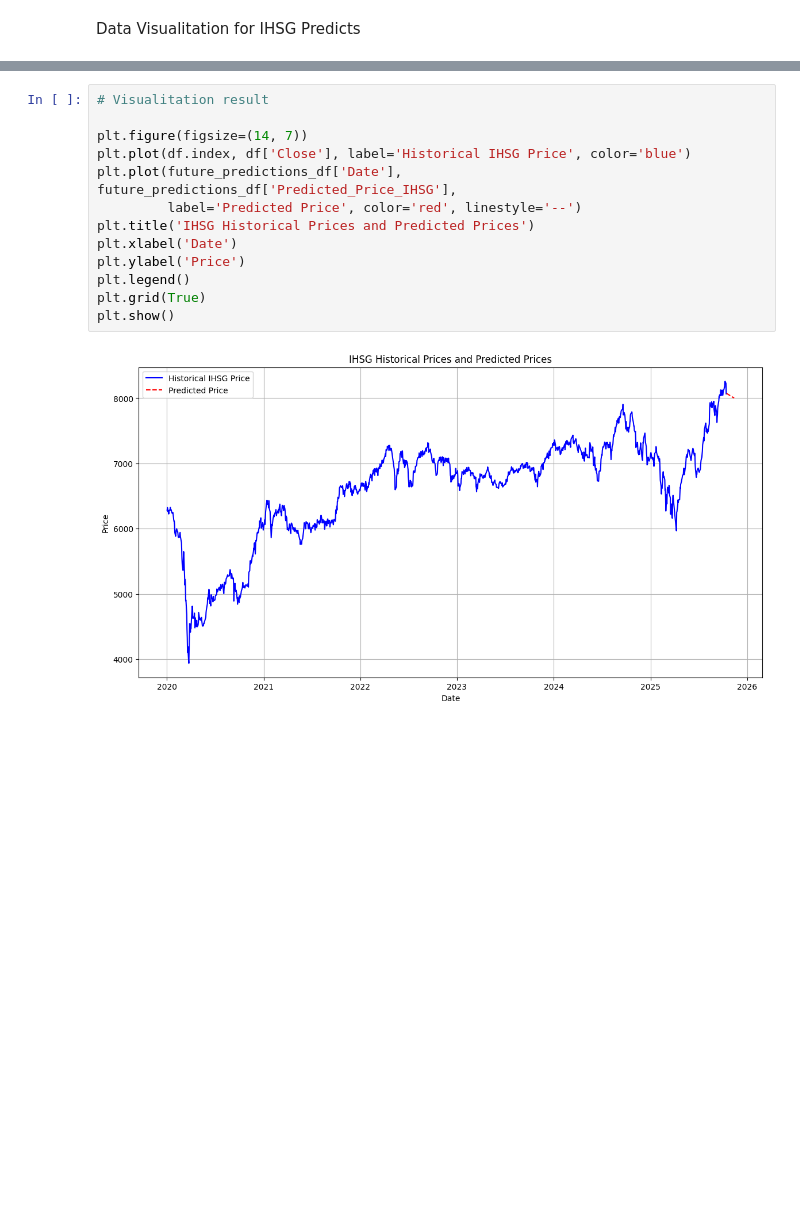
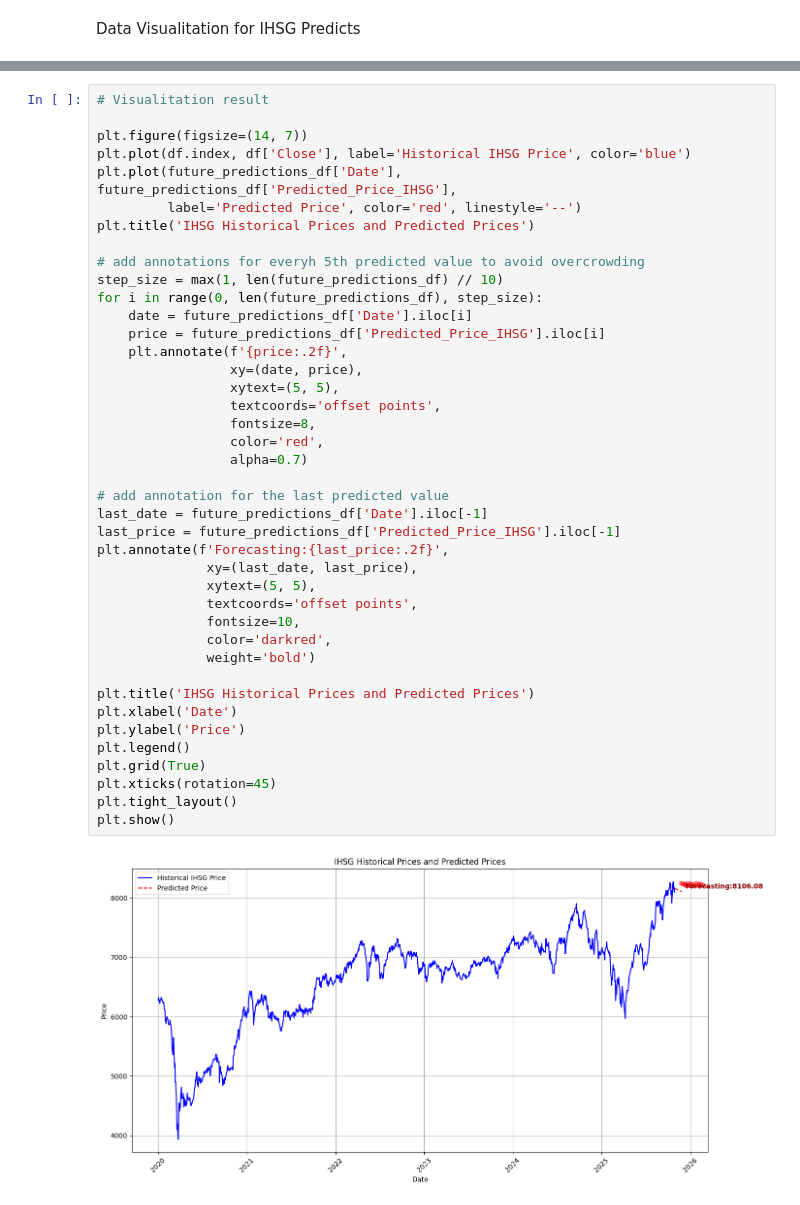
Before and after one commit to Mipjeiger/IHSG-Predictions, a Jupyter notebook: JKSE-2.ipynb, the cells around one changed output, grey strips where cells are left out. Drawn from its saved outputs; the diff is of its cells as text; blank space fills up the shorter version.

```diff
--- a/JKSE-2.ipynb
+++ b/JKSE-2.ipynb
@@ -281,18 +281,46 @@ future_predictions_df.tail()
 # %%
 # Visualitation result
 
 plt.figure(figsize=(14, 7))
 plt.plot(df.index, df['Close'], label='Historical IHSG Price', color='blue')
 plt.plot(future_predictions_df['Date'], future_predictions_df['Predicted_Price_IHSG'],
          label='Predicted Price', color='red', linestyle='--')
 plt.title('IHSG Historical Prices and Predicted Prices')
+
+# add annotations for everyh 5th predicted value to avoid overcrowding
+step_size = max(1, len(future_predictions_df) // 10)
+for i in range(0, len(future_predictions_df), step_size):
+    date = future_predictions_df['Date'].iloc[i]
+    price = future_predictions_df['Predicted_Price_IHSG'].iloc[i]
+    plt.annotate(f'{price:.2f}',
+                 xy=(date, price),
+                 xytext=(5, 5),
+                 textcoords='offset points',
+                 fontsize=8,
+                 color='red',
+                 alpha=0.7)
+
+# add annotation for the last predicted value
+last_date = future_predictions_df['Date'].iloc[-1]
+last_price = future_predictions_df['Predicted_Price_IHSG'].iloc[-1]
+plt.annotate(f'Forecasting:{last_price:.2f}',
+              xy=(last_date, last_price),
+              xytext=(5, 5),
+              textcoords='offset points',
+              fontsize=10,
+              color='darkred',
+              weight='bold')
+
+plt.title('IHSG Historical Prices and Predicted Prices')
 plt.xlabel('Date')
 plt.ylabel('Price')
 plt.legend()
 plt.grid(True)
+plt.xticks(rotation=45)
+plt.tight_layout()
 plt.show()
 # %% [output]
-[figure, old version]
+[figure, new version]
 # %%
 # calculate percentage change from the last actual close price
 last_actual_price = df['Close'].iloc[-1]
```
Also changed, not shown: parts of 9 cells of this notebook.
